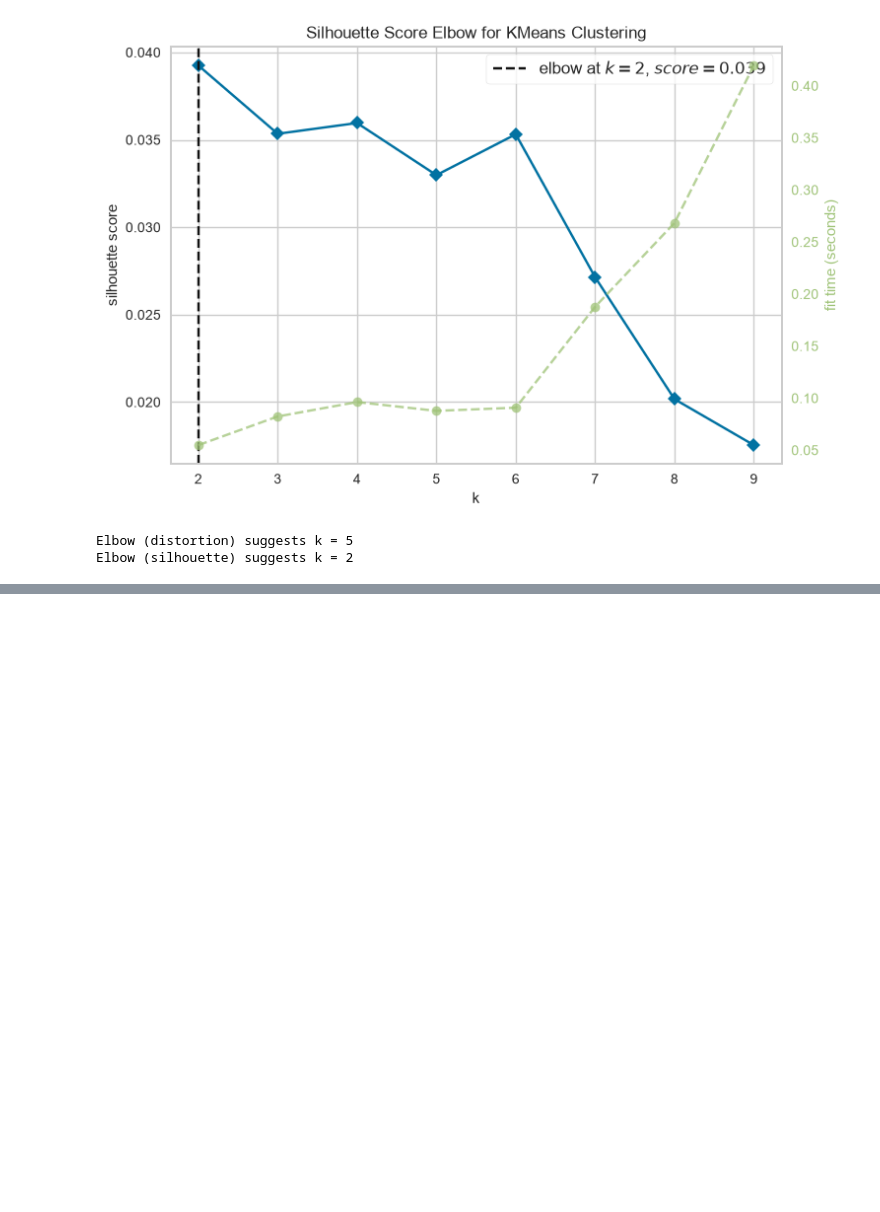
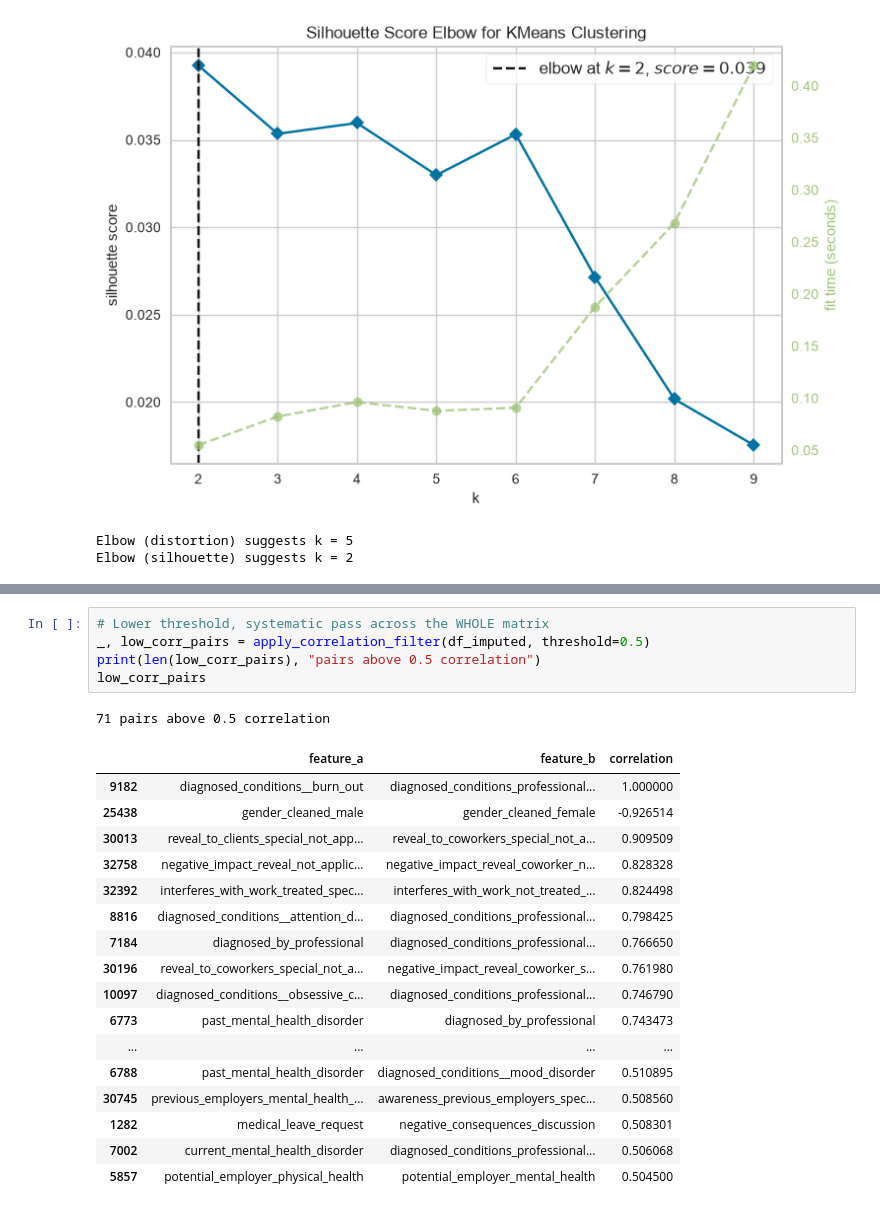
Before and after one commit to NKULTRA/UI_survey_clustering, a Jupyter notebook: notebooks/01_exploration_and_report.ipynb, the cells around one changed output, grey strips where cells are left out. Drawn from its saved outputs; the diff is of its cells as text; blank space fills up the shorter version.

```diff
--- a/notebooks/01_exploration_and_report.ipynb
+++ b/notebooks/01_exploration_and_report.ipynb
@@ -124,0 +285,24 @@ Elbow (PCA silhouette) suggests k = 2
+# %%
+# Lower threshold, systematic pass across the WHOLE matrix
+_, low_corr_pairs = apply_correlation_filter(df_imputed, threshold=0.5)
+print(len(low_corr_pairs), "pairs above 0.5 correlation")
+low_corr_pairs
+# %% [output]
+71 pairs above 0.5 correlation
+|  | feature_a | feature_b | correlation |
+| 9182 | diagnosed_conditions__burn_out | diagnosed_conditions_professional... | 1.000000 |
+| 25438 | gender_cleaned_male | gender_cleaned_female | -0.926514 |
+| 30013 | reveal_to_clients_special_not_app... | reveal_to_coworkers_special_not_a... | 0.909509 |
+| 32758 | negative_impact_reveal_not_applic... | negative_impact_reveal_coworker_n... | 0.828328 |
+| 32392 | interferes_with_work_treated_spec... | interferes_with_work_not_treated_... | 0.824498 |
+| 8816 | diagnosed_conditions__attention_d... | diagnosed_conditions_professional... | 0.798425 |
+| 7184 | diagnosed_by_professional | diagnosed_conditions_professional... | 0.766650 |
+| 30196 | reveal_to_coworkers_special_not_a... | negative_impact_reveal_coworker_s... | 0.761980 |
+| 10097 | diagnosed_conditions__obsessive_c... | diagnosed_conditions_professional... | 0.746790 |
+| 6773 | past_mental_health_disorder | diagnosed_by_professional | 0.743473 |
+| ... | ... | ... | ... |
+| 6788 | past_mental_health_disorder | diagnosed_conditions__mood_disorder | 0.510895 |
+| 30745 | previous_employers_mental_health_... | awareness_previous_employers_spec... | 0.508560 |
+| 1282 | medical_leave_request | negative_consequences_discussion | 0.508301 |
+| 7002 | current_mental_health_disorder | diagnosed_conditions_professional... | 0.506068 |
+| 5857 | potential_employer_physical_health | potential_employer_mental_health | 0.504500 |
```
Also changed, not shown: parts of 24 cells of this notebook, 2 other files.
